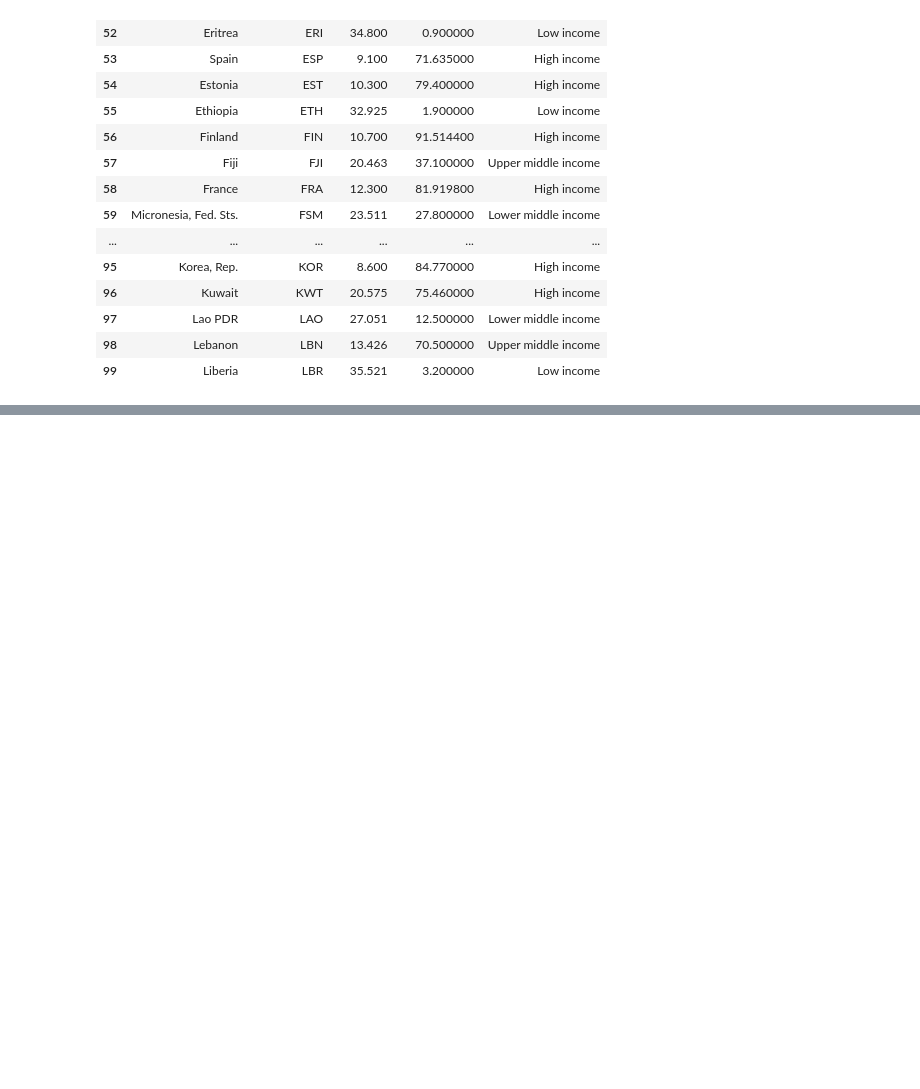
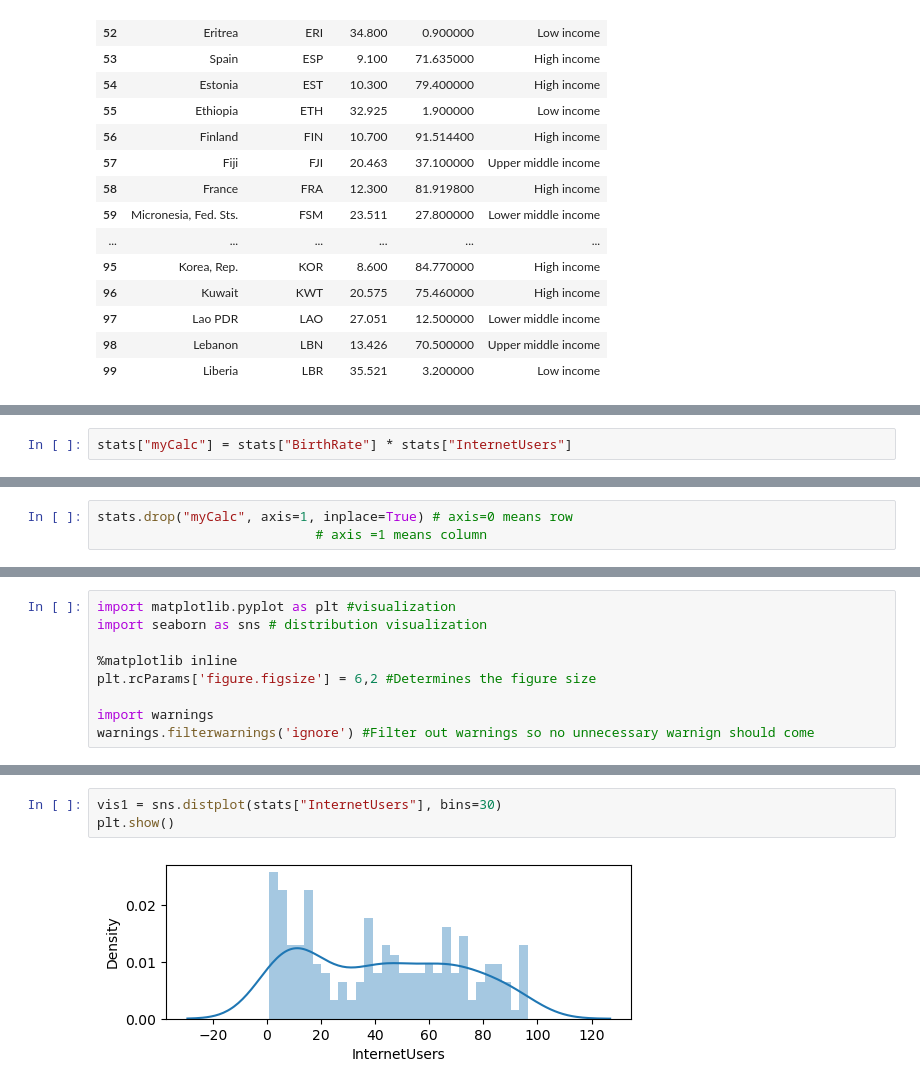
Before and after one commit to Mikun007/Agentic-AI-Generative-AI-AI-ML-DA-FSDS-_-Codes_Experties, a Jupyter notebook: Pandas/Pandas Workshop.ipynb, the cells around one changed output, grey strips where cells are left out. Cells and saved outputs as stored; diff of their text form; blank space fills up the shorter version.

```diff
--- a/Pandas/Pandas Workshop.ipynb
+++ b/Pandas/Pandas Workshop.ipynb
@@ -327,0 +369,2 @@ stats[50:100]
+# %%
+stats["myCalc"] = stats["BirthRate"] * stats["InternetUsers"]
@@ -327,0 +387,3 @@ stats[50:100]
+# %%
+stats.drop("myCalc", axis=1, inplace=True) # axis=0 means row
+                            # axis =1 means column
@@ -327,0 +530,9 @@ stats[50:100]
+# %%
+import matplotlib.pyplot as plt #visualization
+import seaborn as sns # distribution visualization
+
+%matplotlib inline
+plt.rcParams['figure.figsize'] = 6,2 #Determines the figure size
+
+import warnings
+warnings.filterwarnings('ignore') #Filter out warnings so no unnecessary warnign should come
@@ -327,0 +554,5 @@ stats[50:100]
+# %%
+vis1 = sns.distplot(stats["InternetUsers"], bins=30)
+plt.show()
+# %% [output]
+[figure, added]
```
Also changed, not shown: parts of 27 cells of this notebook.
